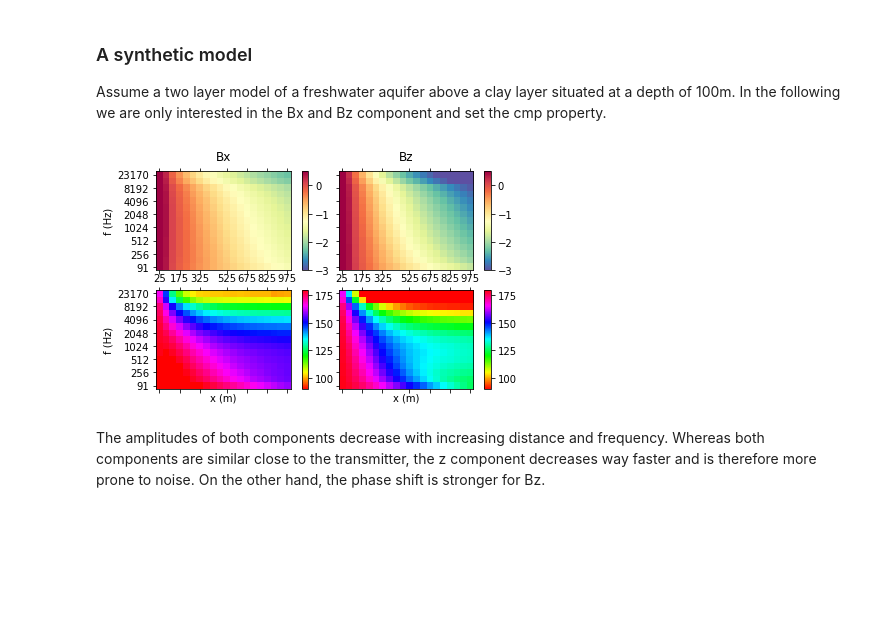
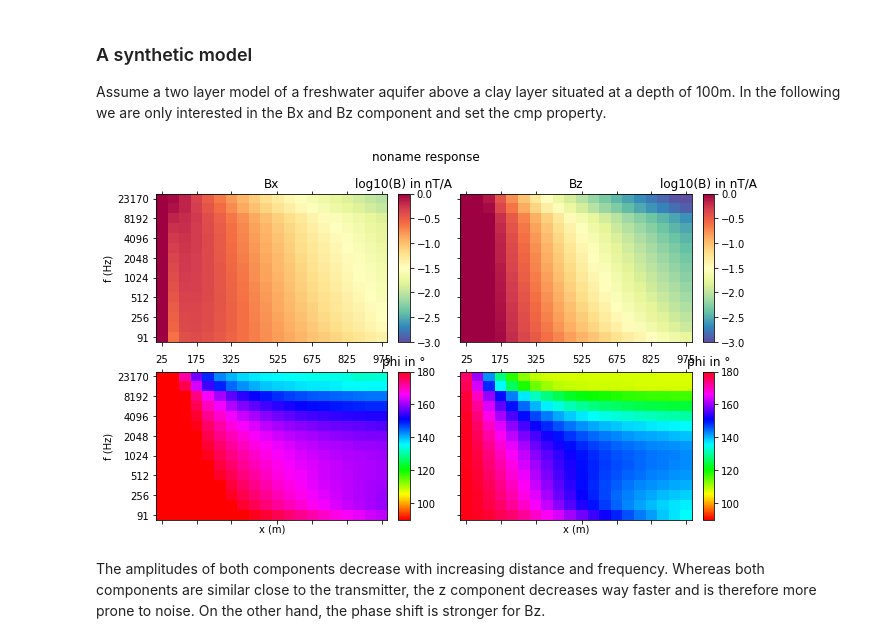
Before and after one commit to LIAG-S2/SAEM, a Jupyter notebook: examples/SimpleModelling.ipynb, the cells around one changed output. Drawn from its saved outputs; the diff is of its cells as text; code cells hidden in the pictures; blank space fills up the shorter version.

```diff
--- a/examples/SimpleModelling.ipynb
+++ b/examples/SimpleModelling.ipynb
@@ -49,11 +53,8 @@ In the following we are only interested in the Bx and Bz component and set the c
 # %%
-# self.simulate(rho=[100, 100], thk=[100])
-self.simulate(rho=[300, 20], thk=[100])
-self.cmp = [1, 0, 1]
 # We show the data along the line using the same amplitude and phase scale
-self.showLineData(alim=[-3, 0.5], plim=[90, 180]);
+self.showLineData(what="response", amphi=True, alim=[-3, 0], plim=[90, 180]);
 # %% [output]
-[figure, old version]
+[figure, new version]
 # %% [markdown]
 
 The amplitudes of both components decrease with increasing distance and frequency. Whereas both components are similar close to the transmitter, the z component decreases way faster and is therefore more prone to noise. On the other hand, the phase shift is stronger for Bz.
```
Also changed, not shown: parts of 11 cells of this notebook, 3 other files.
